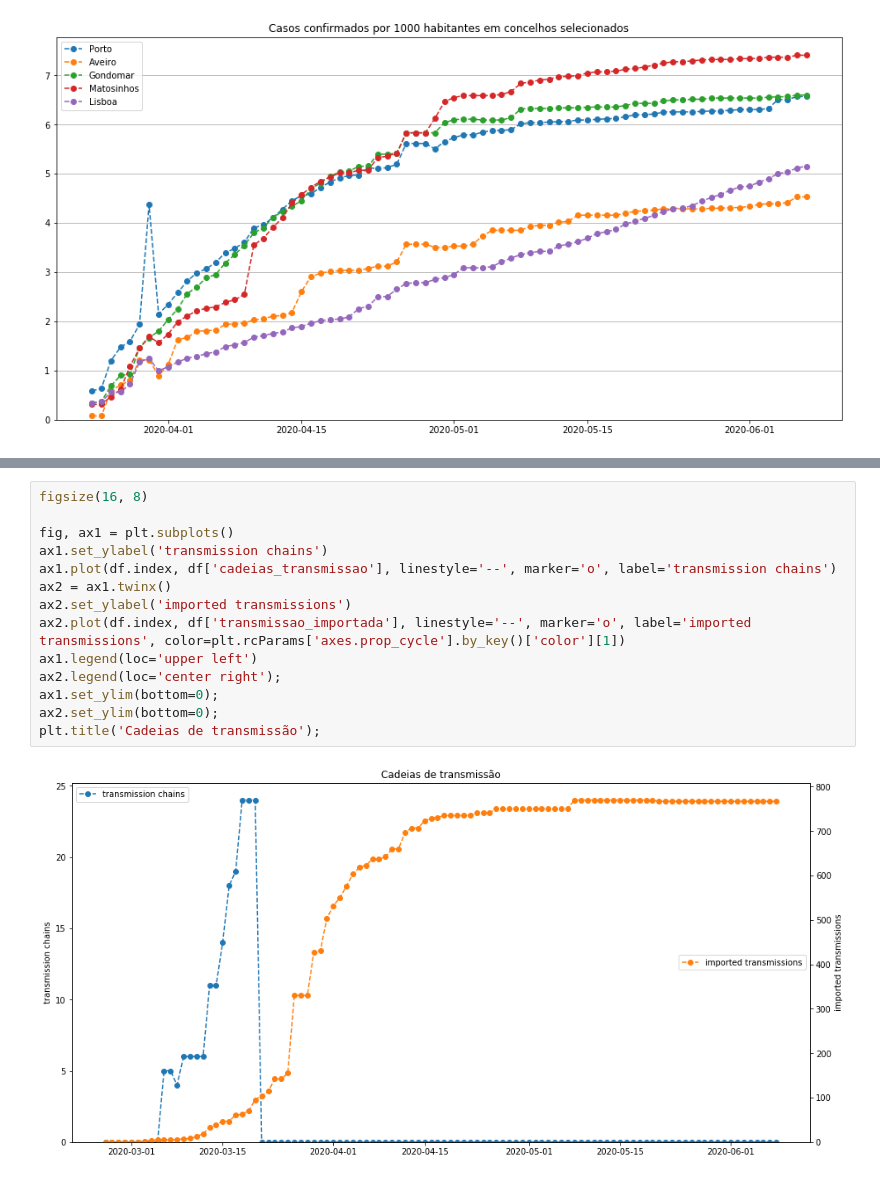
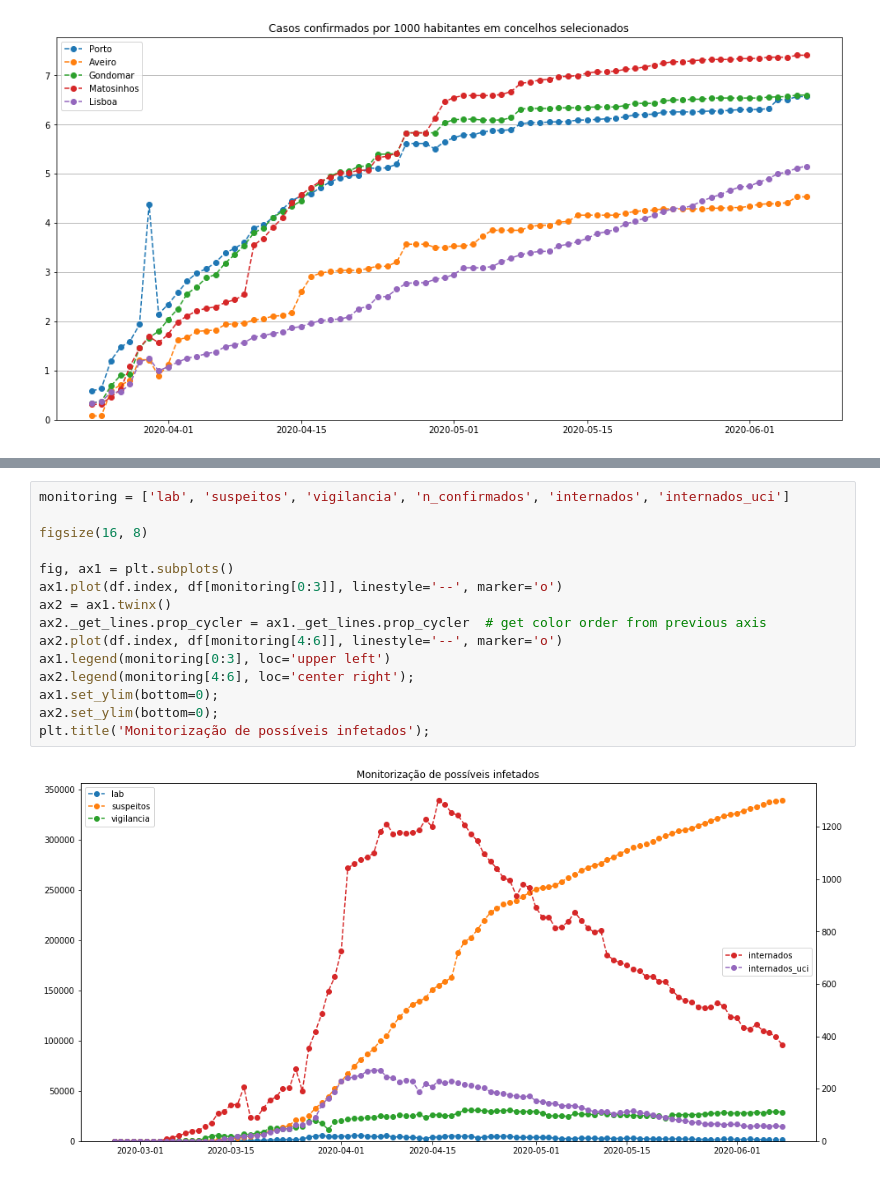
Before and after one commit to jAniceto/data-viz, a Jupyter notebook: covid/dashboard.ipynb, the cells around one changed output, grey strips where cells are left out. Saved outputs shown, nothing was run; the diff lists cells and outputs as text.

```diff
--- a/covid/dashboard.ipynb
+++ b/covid/dashboard.ipynb
@@ -127,16 +105,17 @@ transmissao_importada: Número de casos confirmados com transmissão por via de
 # %%
+monitoring = ['lab', 'suspeitos', 'vigilancia', 'n_confirmados', 'internados', 'internados_uci']
+
 figsize(16, 8)
 
 fig, ax1 = plt.subplots()
-ax1.set_ylabel('transmission chains')
-ax1.plot(df.index, df['cadeias_transmissao'], linestyle='--', marker='o', label='transmission chains')
+ax1.plot(df.index, df[monitoring[0:3]], linestyle='--', marker='o')
 ax2 = ax1.twinx()
-ax2.set_ylabel('imported transmissions')
-ax2.plot(df.index, df['transmissao_importada'], linestyle='--', marker='o', label='imported transmissions', color=plt.rcParams['axes.prop_cycle'].by_key()['color'][1])
-ax1.legend(loc='upper left')
-ax2.legend(loc='center right');
+ax2._get_lines.prop_cycler = ax1._get_lines.prop_cycler  # get color order from previous axis
+ax2.plot(df.index, df[monitoring[4:6]], linestyle='--', marker='o')
+ax1.legend(monitoring[0:3], loc='upper left')
+ax2.legend(monitoring[4:6], loc='center right');
 ax1.set_ylim(bottom=0);
 ax2.set_ylim(bottom=0);
-plt.title('Cadeias de transmissão');
+plt.title('Monitorização de possíveis infetados');
 # %% [output]
-[figure, old version]
+[figure, new version]
```
Also changed, not shown: parts of 6 cells of this notebook.
